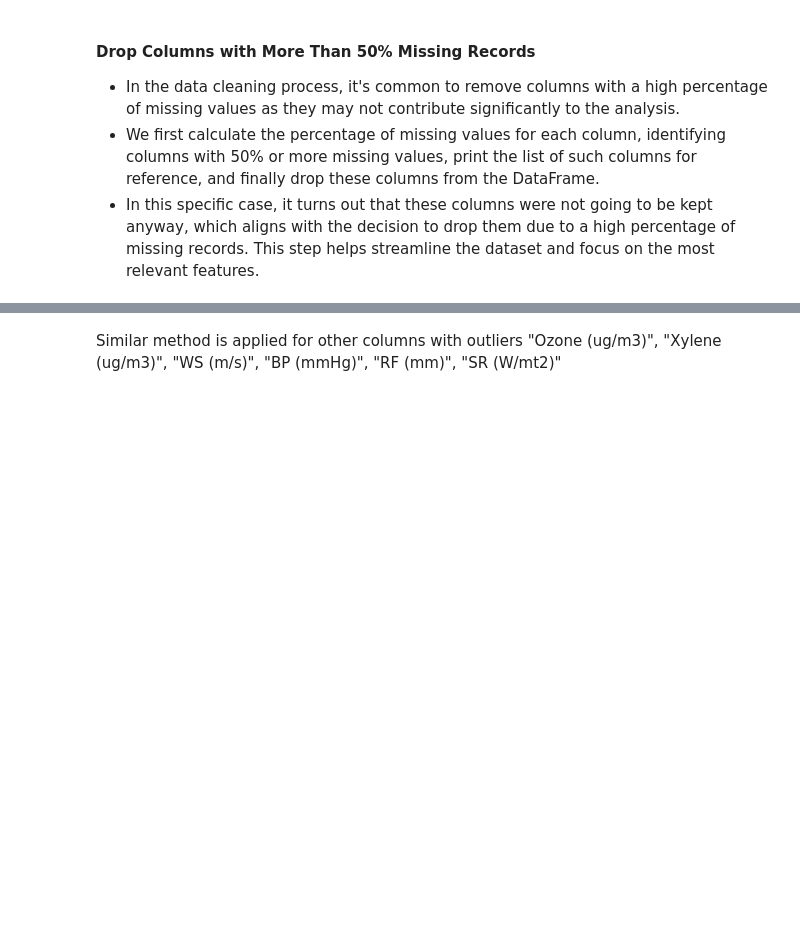
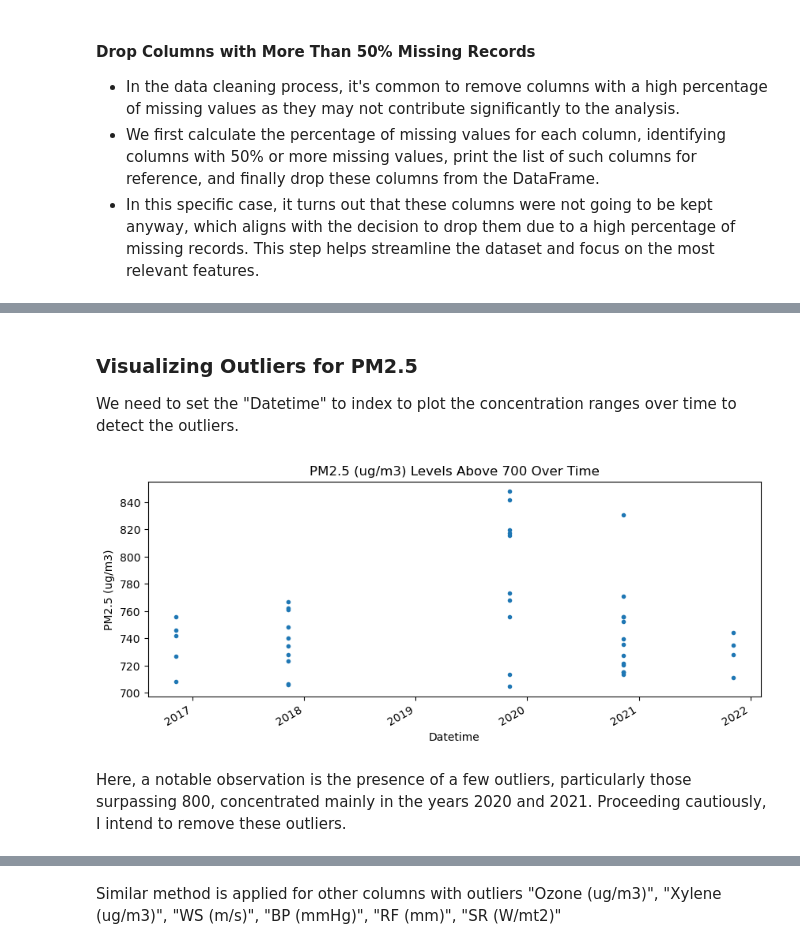
Before and after one commit to lipsitalt/AirQualityPredictor, a Jupyter notebook: 1_data_preparation.ipynb, the cells around one changed output, grey strips where cells are left out. Cells and saved outputs as stored; diff of their text form; code cells hidden in the pictures; blank space fills up the shorter version.

```diff
--- a/1_data_preparation.ipynb
+++ b/1_data_preparation.ipynb
@@ -396,0 +422,19 @@ To manage extreme values and outliers, a thresholding operation has been applied
+# %% [markdown]
+### Visualizing Outliers for PM2.5
+We need to set the "Datetime" to index to plot the concentration ranges over time to detect the outliers.
+# %%
+df_copy = df.copy()
+
+df_copy.set_index('Datetime', inplace=True) # Set 'Datetime' as the index
+# %%
+column_name = 'PM2.5 (ug/m3)'
+analysis_threshold = '700'
+
+df_copy.query('`' + column_name + '` > ' + analysis_threshold)[column_name].plot(style='.', figsize=(10, 4)).set(
+    xlabel='Datetime', ylabel=column_name, title=column_name + ' Levels Above ' + analysis_threshold + ' Over Time'
+)
+plt.show()
+# %% [output]
+[figure, added]
+# %% [markdown]
+Here, a notable observation is the presence of a few outliers, particularly those surpassing 800, concentrated mainly in the years 2020 and 2021. Proceeding cautiously, I intend to remove these outliers.
```
Also changed, not shown: parts of 81 cells of this notebook, 4 other files.
